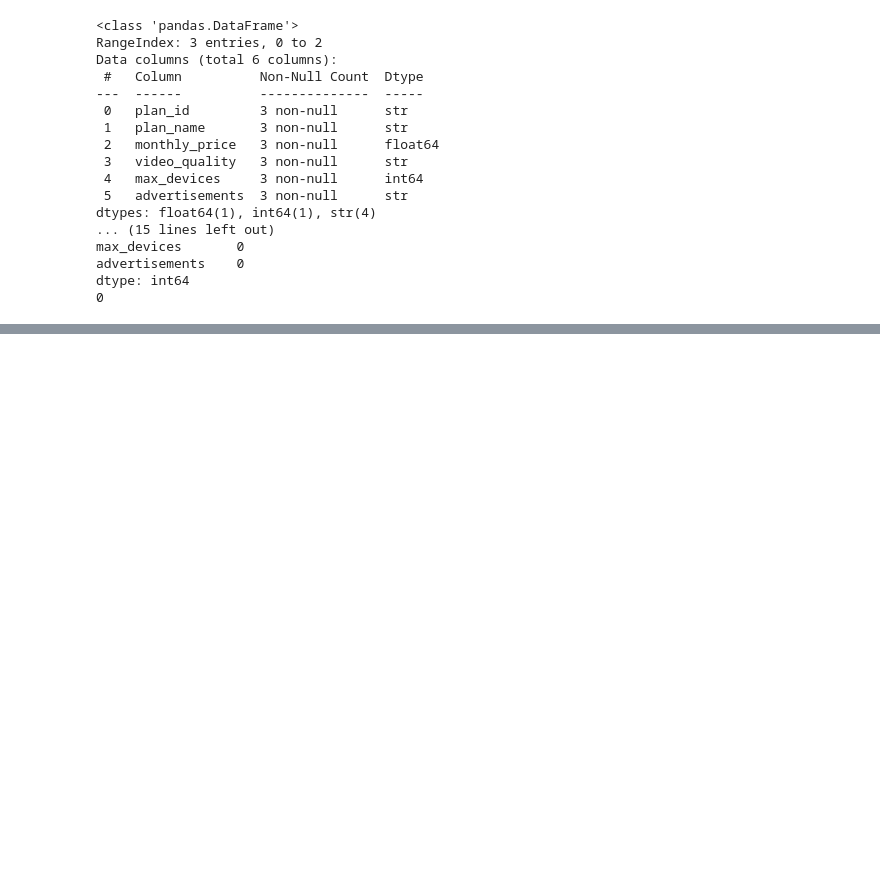
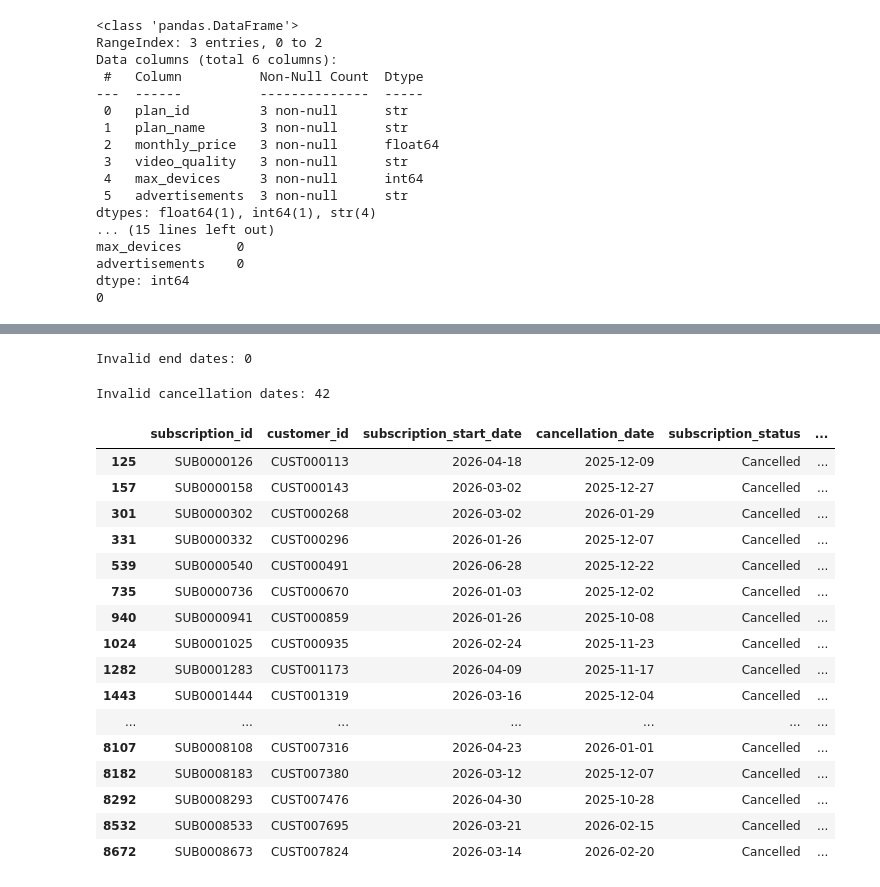
Before and after one commit to Gupta-Vasudha/netflix-customer-intelligence-ai-copilot, a Jupyter notebook: notebooks/01_data_cleaning.ipynb, the cells around one changed output, grey strips where cells are left out. Drawn from its saved outputs; the diff is of its cells as text; code cells hidden in the pictures; blank space fills up the shorter version.

Commit message:
clean subscriptions.csv

```diff
--- a/notebooks/01_data_cleaning.ipynb
+++ b/notebooks/01_data_cleaning.ipynb
@@ -418,0 +421,2 @@ subscription_plans.to_csv(
+# %%
+subscriptions = data['subscriptions'].copy()
@@ -418,0 +490,5 @@ subscription_plans.to_csv(
+# %%
+date_columns = ['subscription_start_date', 'subscription_end_date', 'cancellation_date']
+
+for col in date_columns:
+    subscriptions[col] = pd.to_datetime(subscriptions[col], errors = 'coerce')
@@ -418,0 +525,65 @@ subscription_plans.to_csv(
+# %%
+invalid_end_date = (
+    subscriptions["subscription_end_date"].notna()
+    &
+    (
+        subscriptions["subscription_end_date"]
+        < subscriptions["subscription_start_date"]
+    )
+)
+
+print("Invalid end dates:", invalid_end_date.sum())
+# %% [output]
+Invalid end dates: 0
+# %%
+invalid_cancellation_date = (
+    subscriptions["cancellation_date"].notna()
+    &
+    (
+        subscriptions["cancellation_date"]
+        < subscriptions["subscription_start_date"]
+    )
+)
+
+print("Invalid cancellation dates:", invalid_cancellation_date.sum())
+# %% [output]
+Invalid cancellation dates: 42
+# %%
+invalid_cancellation_date = (
+    subscriptions["cancellation_date"].notna()
+    & (
+        subscriptions["cancellation_date"]
+        < subscriptions["subscription_start_date"]
+    )
+)
+
+subscriptions.loc[
+    invalid_cancellation_date,
+    [
+        "subscription_id",
+        "customer_id",
+        "subscription_start_date",
+        "cancellation_date",
+        "subscription_status",
+        "cancellation_reason",
+        "monthly_price"
+    ]
+]
+# %% [output]
+|  | subscription_id | customer_id | subscription_start_date | cancellation_date | subscription_status | ... |
+| 125 | SUB0000126 | CUST000113 | 2026-04-18 | 2025-12-09 | Cancelled | ... |
+| 157 | SUB0000158 | CUST000143 | 2026-03-02 | 2025-12-27 | Cancelled | ... |
+| 301 | SUB0000302 | CUST000268 | 2026-03-02 | 2026-01-29 | Cancelled | ... |
+| 331 | SUB0000332 | CUST000296 | 2026-01-26 | 2025-12-07 | Cancelled | ... |
+| 539 | SUB0000540 | CUST000491 | 2026-06-28 | 2025-12-22 | Cancelled | ... |
+| 735 | SUB0000736 | CUST000670 | 2026-01-03 | 2025-12-02 | Cancelled | ... |
+| 940 | SUB0000941 | CUST000859 | 2026-01-26 | 2025-10-08 | Cancelled | ... |
+| 1024 | SUB0001025 | CUST000935 | 2026-02-24 | 2025-11-23 | Cancelled | ... |
+| 1282 | SUB0001283 | CUST001173 | 2026-04-09 | 2025-11-17 | Cancelled | ... |
+| 1443 | SUB0001444 | CUST001319 | 2026-03-16 | 2025-12-04 | Cancelled | ... |
+| ... | ... | ... | ... | ... | ... | ... |
+| 8107 | SUB0008108 | CUST007316 | 2026-04-23 | 2026-01-01 | Cancelled | ... |
+| 8182 | SUB0008183 | CUST007380 | 2026-03-12 | 2025-12-07 | Cancelled | ... |
+| 8292 | SUB0008293 | CUST007476 | 2026-04-30 | 2025-10-28 | Cancelled | ... |
+| 8532 | SUB0008533 | CUST007695 | 2026-03-21 | 2026-02-15 | Cancelled | ... |
+| 8672 | SUB0008673 | CUST007824 | 2026-03-14 | 2026-02-20 | Cancelled | ... |
```
Also changed, not shown: parts of 14 cells of this notebook.
